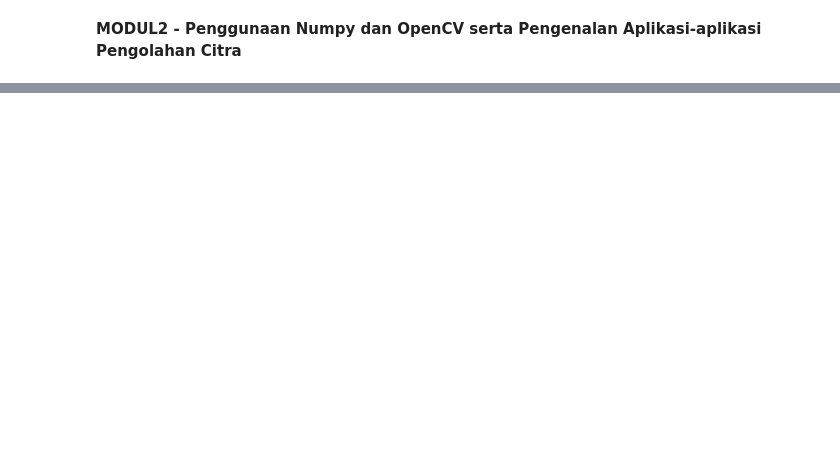
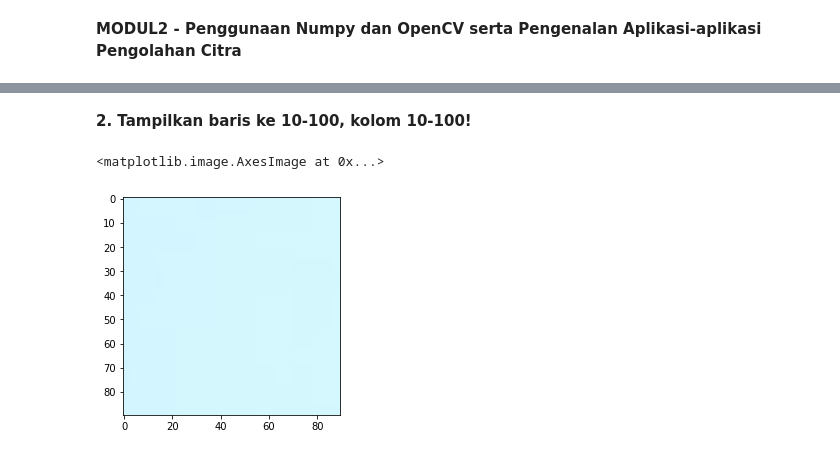
Before and after one commit to YossyF/PCVK_GENAP_2023, a Jupyter notebook: Modul2.ipynb, the cells around one changed output, grey strips where cells are left out. Cells and saved outputs as stored; diff of their text form; code cells hidden in the pictures; blank space fills up the shorter version.

```diff
--- a/Modul2.ipynb
+++ b/Modul2.ipynb
@@ -136,0 +147,7 @@ plt.imshow(black_img2)
+# %% [markdown]
+**2. Tampilkan baris ke 10-100, kolom 10-100!**
+# %%
+plt.imshow(img[10:100, 10:100])
+# %% [output]
+<matplotlib.image.AxesImage at 0x...>
+[figure, added]
```
Also changed, not shown: parts of 41 cells of this notebook.
